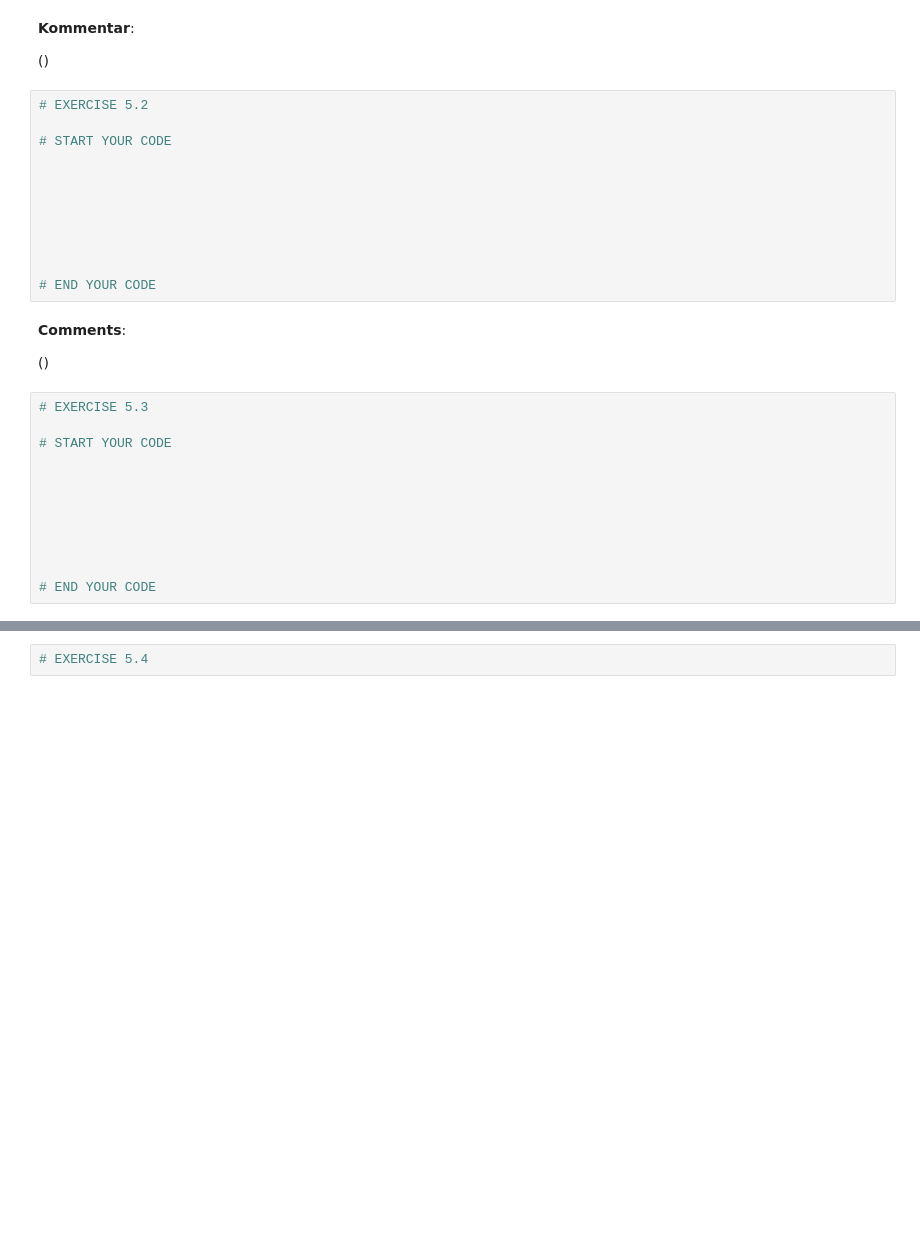
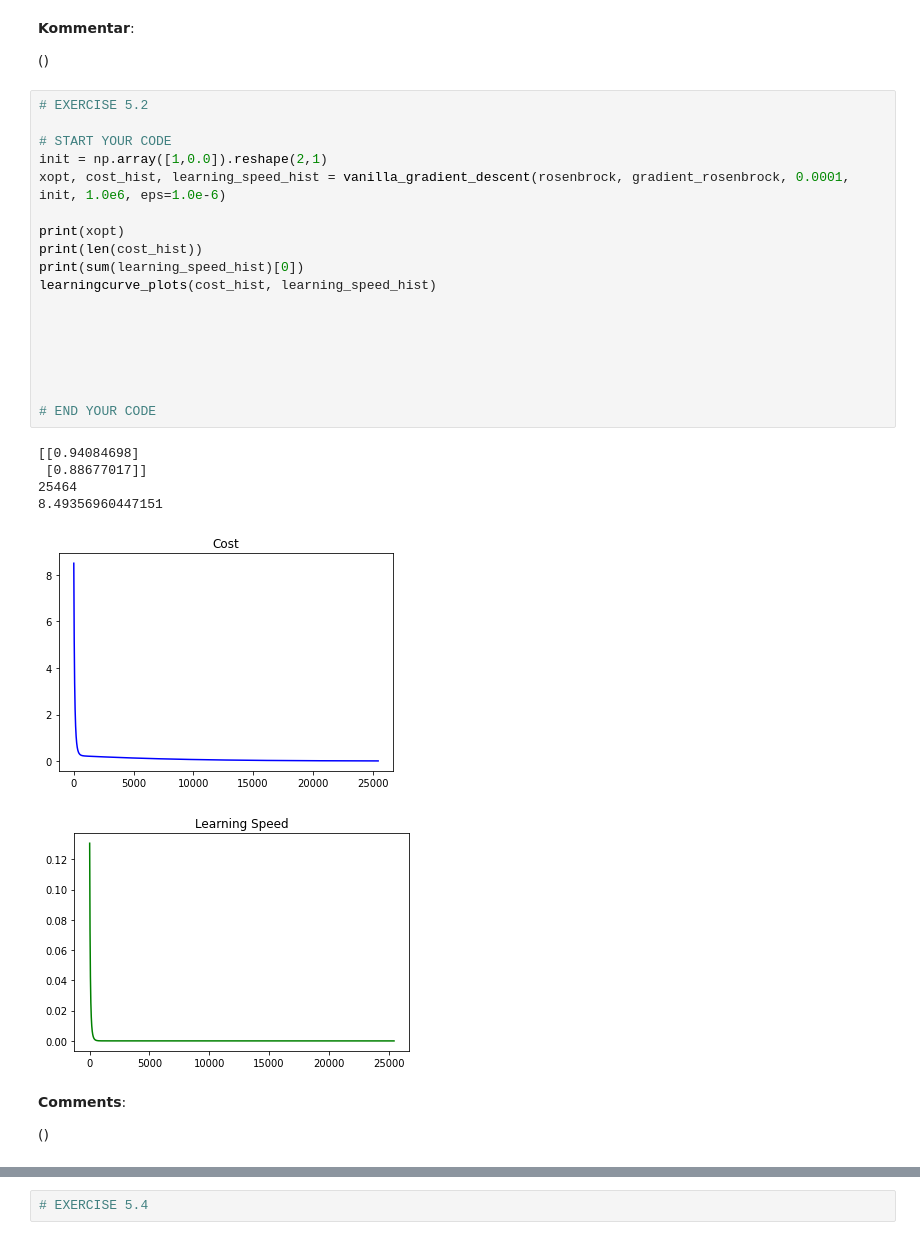
Before and after one commit to dzehnder/VANA, a Jupyter notebook: gradient_descent_01-stud.ipynb, the cells around one changed output, grey strips where cells are left out. Cells and saved outputs as stored; diff of their text form; blank space fills up the shorter version.

Commit message:
start ex 5

```diff
--- a/gradient_descent_01-stud.ipynb
+++ b/gradient_descent_01-stud.ipynb
@@ -415,31 +438,32 @@ xopt, cost_hist, learning_speed_hist = vanilla_gradient_descent(lin_regression_c
 **Kommentar**:
 
 ()
-# %%
-# EXERCISE 5.2
-
-# START YOUR CODE
-
-
-
-
-
-
-
-# END YOUR CODE
+# %%
+# EXERCISE 5.2
+
+# START YOUR CODE
+init = np.array([1,0.0]).reshape(2,1)
+xopt, cost_hist, learning_speed_hist = vanilla_gradient_descent(rosenbrock, gradient_rosenbrock, 0.0001, init, 1.0e6, eps=1.0e-6)
+
+print(xopt)
+print(len(cost_hist))
+print(sum(learning_speed_hist)[0])
+learningcurve_plots(cost_hist, learning_speed_hist)
+
+
+
+
+
+
+# END YOUR CODE
+# %% [output]
+[[0.94084698]
+ [0.88677017]]
+25464
+8.49356960447151
+[figure, added]
+[figure, added]
 # %% [markdown]
 **Comments**:
 
 ()
-# %%
-# EXERCISE 5.3
-
-# START YOUR CODE
-
-
-
-
-
-
-
-# END YOUR CODE
```
Also changed, not shown: parts of 8 cells of this notebook.
